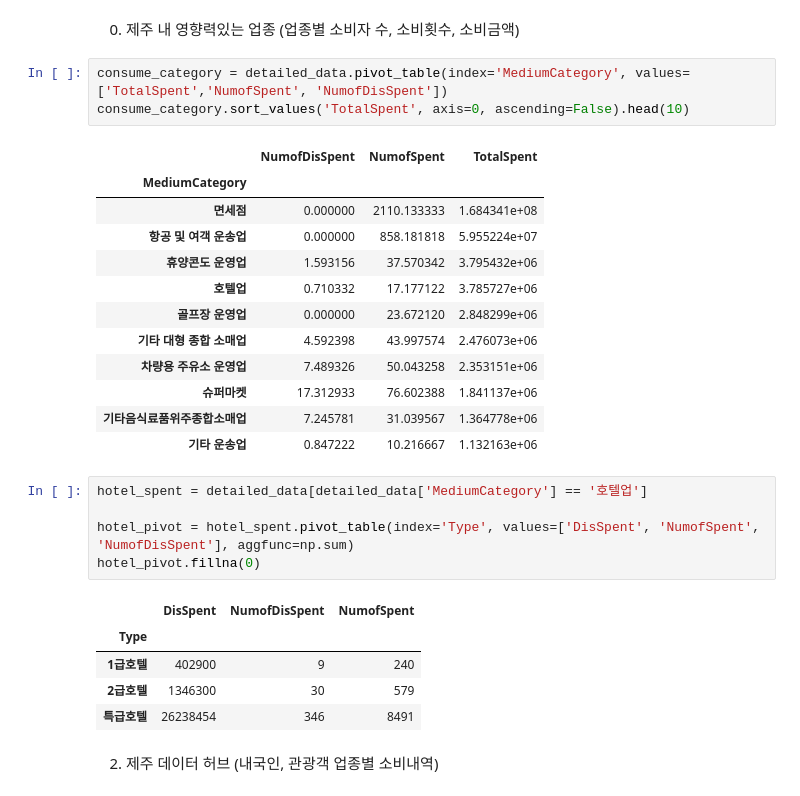
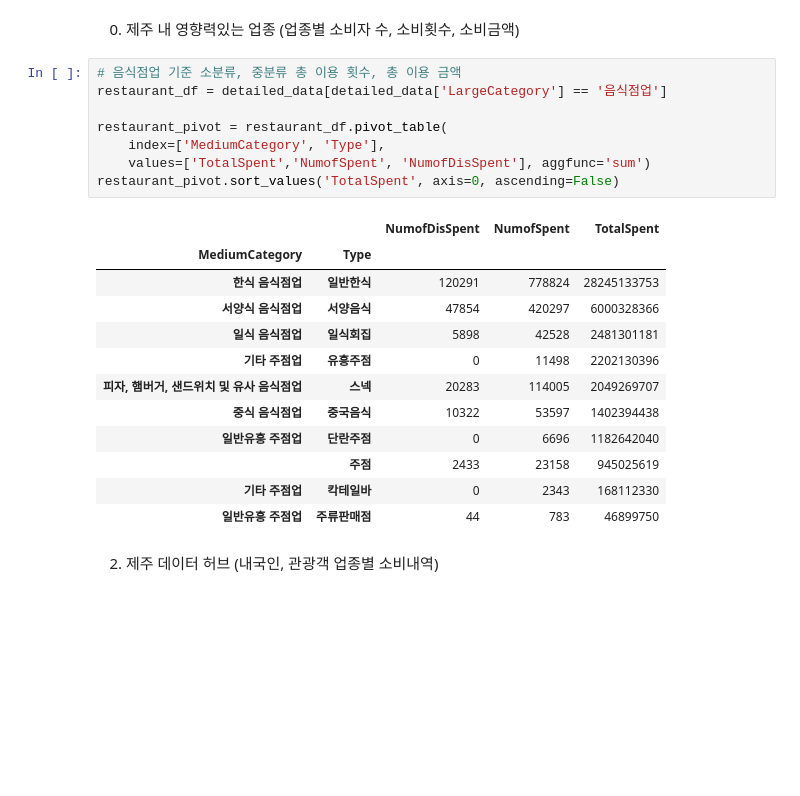
Before and after one commit to HyunjinKIM-Chloe/eda-repo-1, a Jupyter notebook: eda/jejuhotel_guest_consumption.ipynb, the cells around one changed output. Saved outputs shown, nothing was run; the diff lists cells and outputs as text; blank space fills up the shorter version.

```diff
--- a/eda/jejuhotel_guest_consumption.ipynb
+++ b/eda/jejuhotel_guest_consumption.ipynb
@@ -33,32 +37,26 @@ detailed_data.tail(5)
 # %% [markdown]
 0. 제주 내 영향력있는 업종 (업종별 소비자 수, 소비횟수, 소비금액)
 # %%
-consume_category = detailed_data.pivot_table(index='MediumCategory', values=['TotalSpent','NumofSpent', 'NumofDisSpent'])
-consume_category.sort_values('TotalSpent', axis=0, ascending=False).head(10)
+# 음식점업 기준 소분류, 중분류 총 이용 횟수, 총 이용 금액
+restaurant_df = detailed_data[detailed_data['LargeCategory'] == '음식점업']
+
+restaurant_pivot = restaurant_df.pivot_table(
+    index=['MediumCategory', 'Type'],
+    values=['TotalSpent','NumofSpent', 'NumofDisSpent'], aggfunc='sum')
+restaurant_pivot.sort_values('TotalSpent', axis=0, ascending=False)
 # %% [output]
-|  | NumofDisSpent | NumofSpent | TotalSpent |
-| MediumCategory |  |  |  |
-| 면세점 | 0.000000 | 2110.133333 | 1.684341e+08 |
-| 항공 및 여객 운송업 | 0.000000 | 858.181818 | 5.955224e+07 |
-| 휴양콘도 운영업 | 1.593156 | 37.570342 | 3.795432e+06 |
-| 호텔업 | 0.710332 | 17.177122 | 3.785727e+06 |
-| 골프장 운영업 | 0.000000 | 23.672120 | 2.848299e+06 |
-| 기타 대형 종합 소매업 | 4.592398 | 43.997574 | 2.476073e+06 |
-| 차량용 주유소 운영업 | 7.489326 | 50.043258 | 2.353151e+06 |
-| 슈퍼마켓 | 17.312933 | 76.602388 | 1.841137e+06 |
-| 기타음식료품위주종합소매업 | 7.245781 | 31.039567 | 1.364778e+06 |
-| 기타 운송업 | 0.847222 | 10.216667 | 1.132163e+06 |
+|  |  | NumofDisSpent | NumofSpent | TotalSpent |
+| MediumCategory | Type |  |  |  |
+| 한식 음식점업 | 일반한식 | 120291 | 778824 | 28245133753 |
+| 서양식 음식점업 | 서양음식 | 47854 | 420297 | 6000328366 |
+| 일식 음식점업 | 일식회집 | 5898 | 42528 | 2481301181 |
+| 기타 주점업 | 유흥주점 | 0 | 11498 | 2202130396 |
+| 피자, 햄버거, 샌드위치 및 유사 음식점업 | 스넥 | 20283 | 114005 | 2049269707 |
+| 중식 음식점업 | 중국음식 | 10322 | 53597 | 1402394438 |
+| 일반유흥 주점업 | 단란주점 | 0 | 6696 | 1182642040 |
+|  | 주점 | 2433 | 23158 | 945025619 |
+| 기타 주점업 | 칵테일바 | 0 | 2343 | 168112330 |
+| 일반유흥 주점업 | 주류판매점 | 44 | 783 | 46899750 |
-# %%
-hotel_spent = detailed_data[detailed_data['MediumCategory'] == '호텔업']
-
-hotel_pivot = hotel_spent.pivot_table(index='Type', values=['DisSpent', 'NumofSpent', 'NumofDisSpent'], aggfunc=np.sum)
-hotel_pivot.fillna(0)
-# %% [output]
-|  | DisSpent | NumofDisSpent | NumofSpent |
-| Type |  |  |  |
-| 1급호텔 | 402900 | 9 | 240 |
-| 2급호텔 | 1346300 | 30 | 579 |
-| 특급호텔 | 26238454 | 346 | 8491 |
 # %% [markdown]
 2. 제주 데이터 허브 (내국인, 관광객 업종별 소비내역)
 # %%
```
Also changed, not shown: parts of 26 cells of this notebook.
